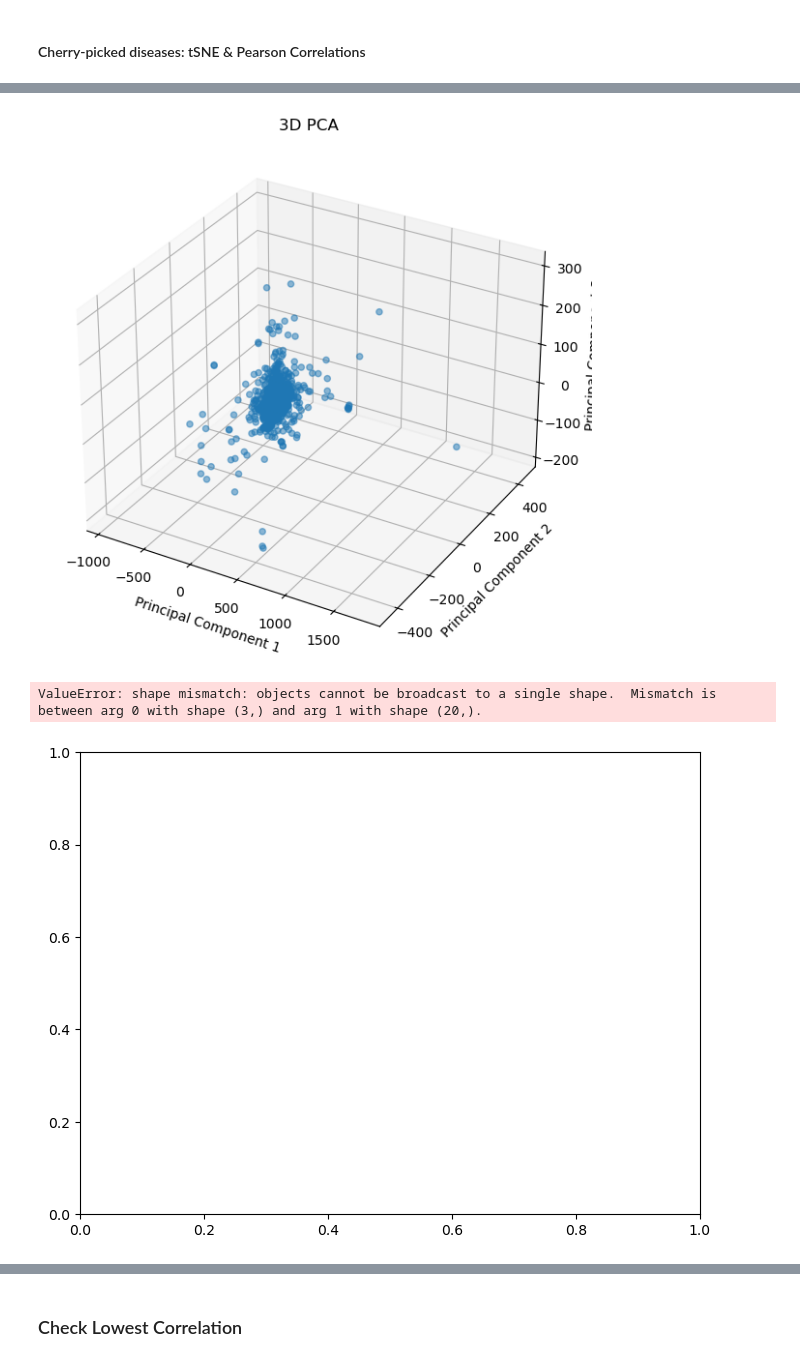
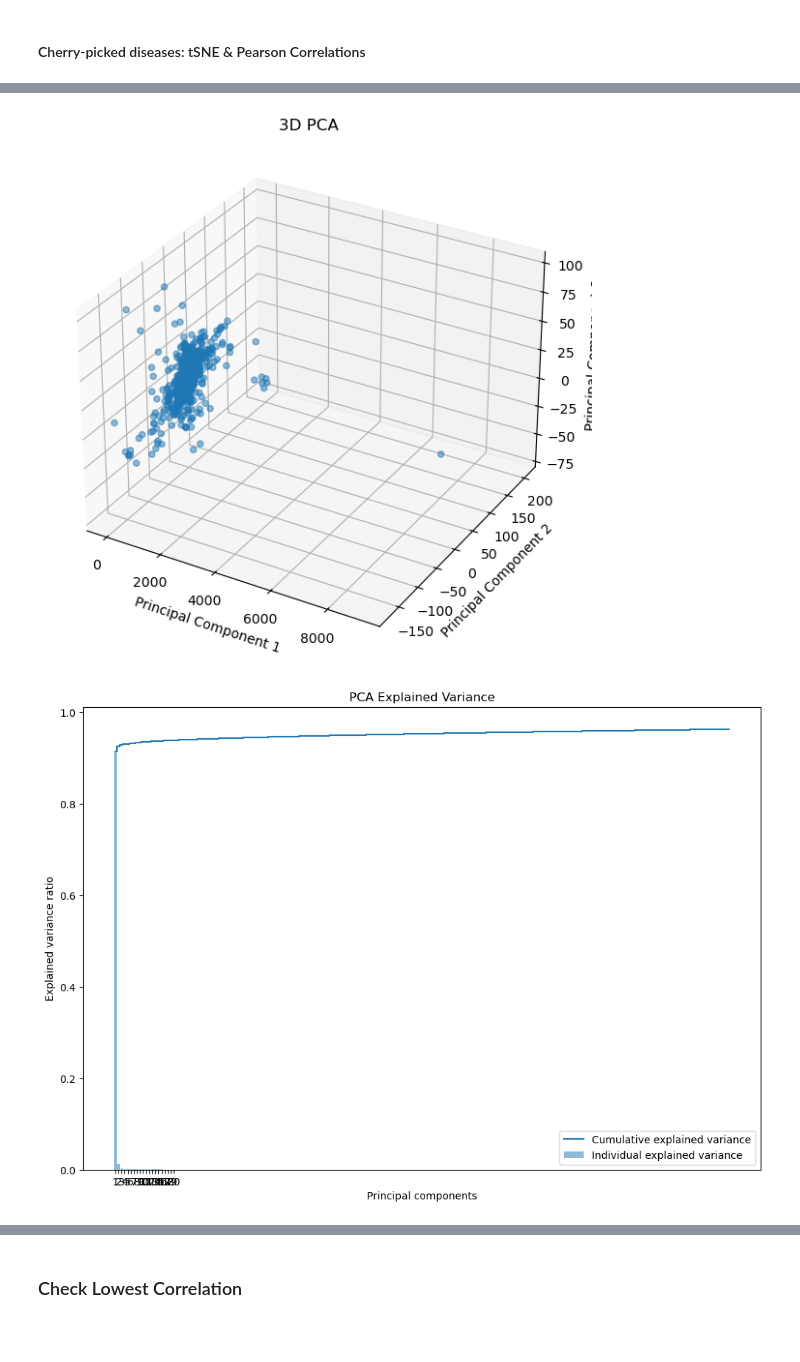
Before and after one commit to 00dylan00/Disease-Signatures, a Jupyter notebook: documentation/DiSignAtlas.Disease_Similarity_Benchmark.bootstrap.MeSH copy.ipynb, the cells around one changed output, grey strips where cells are left out. Drawn from its saved outputs; the diff is of its cells as text; code cells hidden in the pictures; blank space fills up the shorter version.

```diff
--- a/documentation/DiSignAtlas.Disease_Similarity_Benchmark.bootstrap.MeSH copy.ipynb
+++ b/documentation/DiSignAtlas.Disease_Similarity_Benchmark.bootstrap.MeSH copy.ipynb
@@ -339,0 +340,3 @@ logging.info(f"Signatures: {interesting_dsaids}")
+# %%
+# dsaid to disease
+dsaid_2_disease = dict(df_data_info_processed_filtered[["dsaid", "disease"]].values)
@@ -3518,7 +3926,7 @@ data_matrix_standardized = scaler.fit_transform(data_matrix)
 
 # Perform PCA
 pca = PCA(
-    n_components=20
+    n_components=200
 )  # Use 3 components for 3D visualization and explained variance plot
 pca_result = pca.fit_transform(data_matrix_standardized)
 
@@ -3544,16 +3952,17 @@ ax.set_zlabel("Principal Component 3")
 plt.show()
 
 # Plot Explained Variance
-plt.figure(figsize=(8, 6))
+# Corrected Plot Explained Variance to match n_components=20
+plt.figure(figsize=(10, 7))
 plt.bar(
-    range(1, 4),
+    range(1, 201),  # Adjust range to match the number of components
     pca.explained_variance_ratio_,
     alpha=0.5,
     align="center",
     label="Individual explained variance",
 )
 plt.step(
-    range(1, 4),
+    range(1, 201),  # Adjust range
     np.cumsum(pca.explained_variance_ratio_),
     where="mid",
     label="Cumulative explained variance",
@@ -3562,6 +3971,7 @@ plt.ylabel("Explained variance ratio")
 plt.xlabel("Principal components")
 plt.legend(loc="best")
 plt.tight_layout()
+plt.xticks(range(1, 21))  # Ensure x-ticks for all components
 plt.title("PCA Explained Variance")
 plt.show()
 # %% [output]
@@ -3569,6 +3979,5 @@ plt.show()
-[figure, old version]
+[figure, new version]
-ValueError: shape mismatch: objects cannot be broadcast to a single shape.  Mismatch is between arg 0 with shape (3,) and arg 1 with shape (20,).
-[figure, old version]
+[figure, new version]
 # %%
 # Plot distribution of means
 
```
Also changed, not shown: parts of 62 cells of this notebook.
